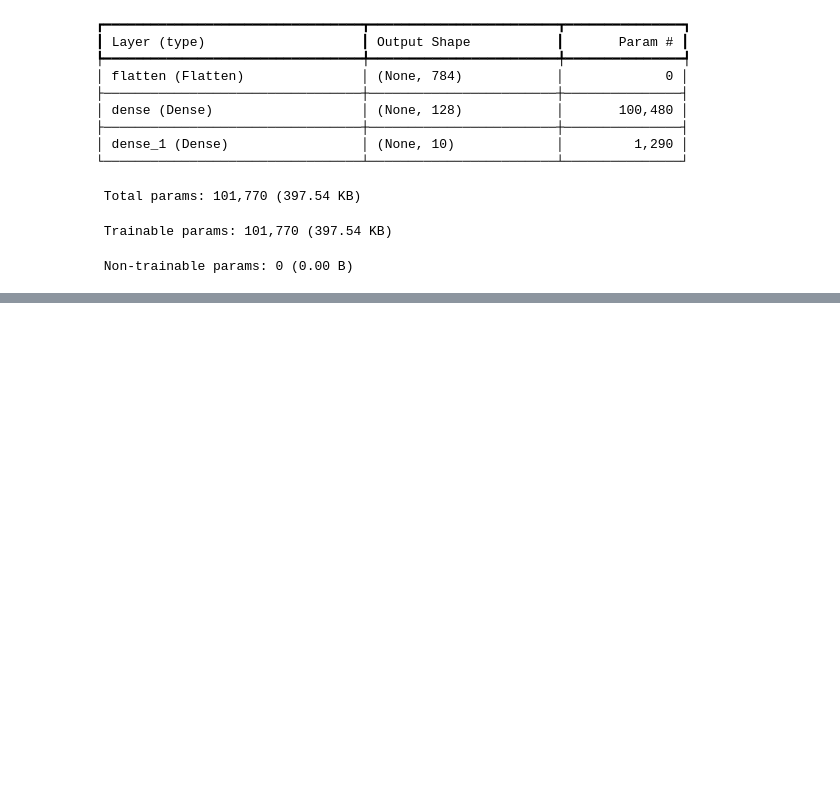
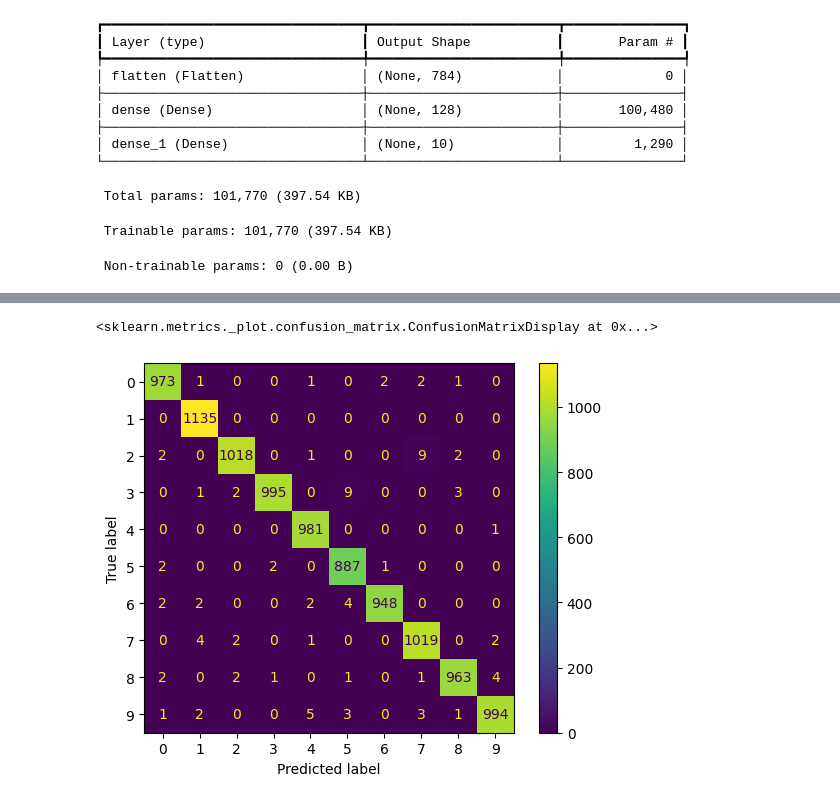
Before and after one commit to 260629-AI-Engineer-Cognizant/notes-and-demos, a Jupyter notebook: week-2/demos/notebook/CNNs_Intro.ipynb, the cells around one changed output, grey strips where cells are left out. Cells and saved outputs as stored; diff of their text form; code cells hidden in the pictures; blank space fills up the shorter version.

```diff
--- a/week-2/demos/notebook/CNNs_Intro.ipynb
+++ b/week-2/demos/notebook/CNNs_Intro.ipynb
@@ -163,0 +306,12 @@ better, enter the Convolutional Neural Network
+# %%
+y_prob = cnn_model.predict(X_test, verbose=0)
+# Assign it a proper value
+# [.1, .4, .3, .2] -> 1 (2nd position)
+y_pred = np.argmax(y_prob, axis = 1)
+
+cm = confusion_matrix(y_test, y_pred)
+disp = ConfusionMatrixDisplay(confusion_matrix=cm)
+disp.plot()
+# %% [output]
+<sklearn.metrics._plot.confusion_matrix.ConfusionMatrixDisplay at 0x...>
+[figure, added]
```
Also changed, not shown: parts of 11 cells of this notebook, 2 other files.
